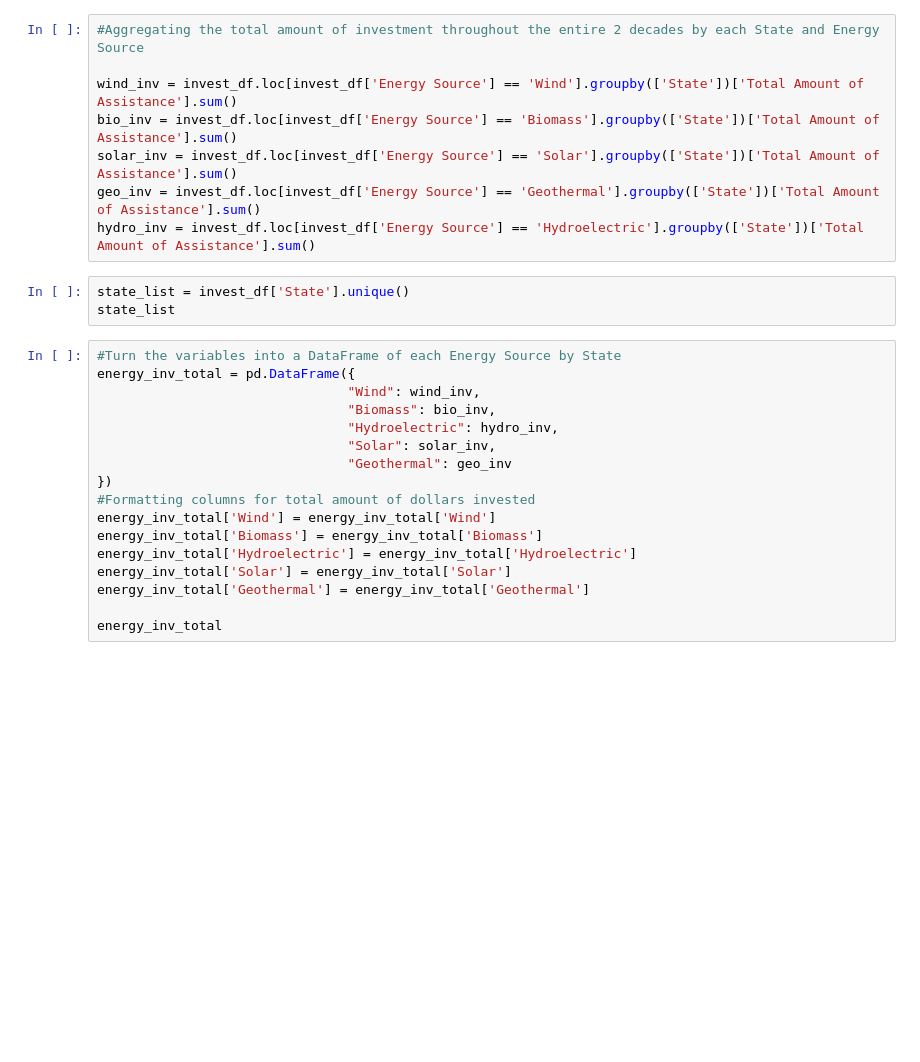
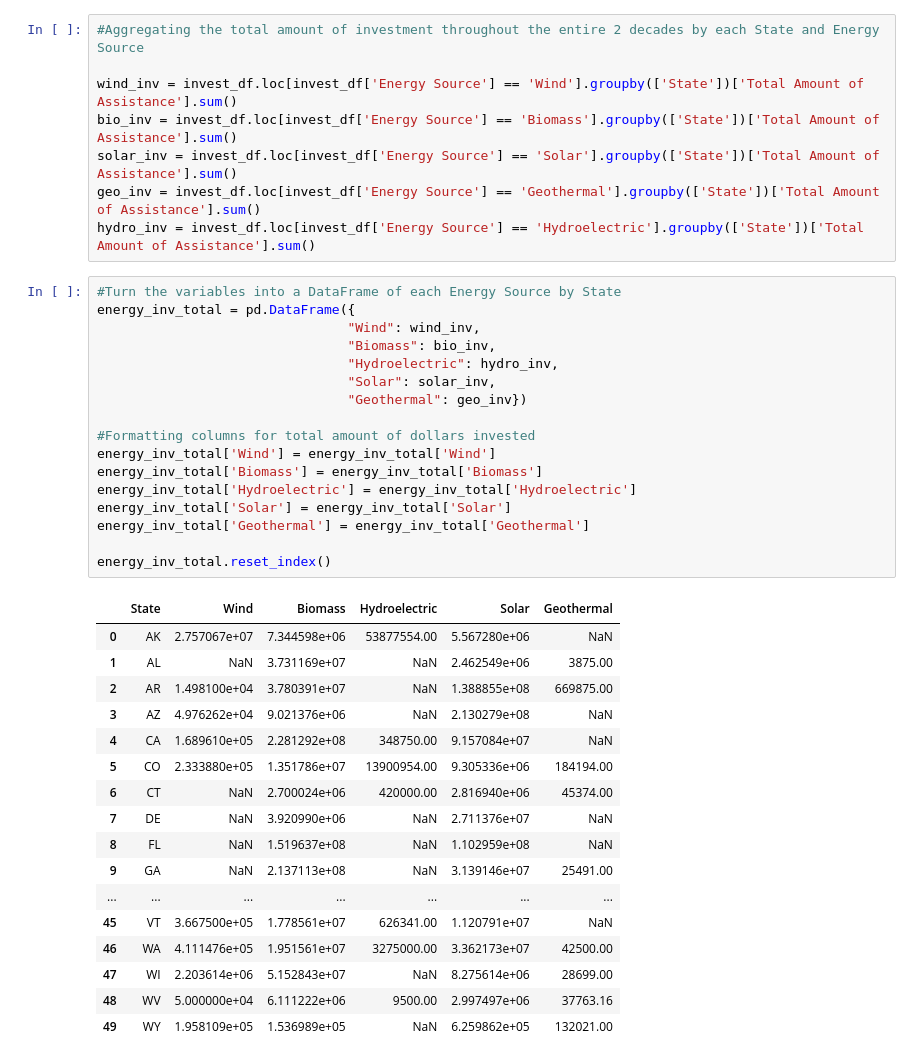
Before and after one commit to jrangel100/Project1, a Jupyter notebook: nrg_project_data.ipynb, the cells around one changed output. Cells and saved outputs as stored; diff of their text form; blank space fills up the shorter version.

```diff
--- a/nrg_project_data.ipynb
+++ b/nrg_project_data.ipynb
@@ -301,23 +386,38 @@ bio_inv = invest_df.loc[invest_df['Energy Source'] == 'Biomass'].groupby(['State
 solar_inv = invest_df.loc[invest_df['Energy Source'] == 'Solar'].groupby(['State'])['Total Amount of Assistance'].sum()
 geo_inv = invest_df.loc[invest_df['Energy Source'] == 'Geothermal'].groupby(['State'])['Total Amount of Assistance'].sum()
 hydro_inv = invest_df.loc[invest_df['Energy Source'] == 'Hydroelectric'].groupby(['State'])['Total Amount of Assistance'].sum()
-# %%
-state_list = invest_df['State'].unique()
-state_list
 # %%
 #Turn the variables into a DataFrame of each Energy Source by State
 energy_inv_total = pd.DataFrame({
                                 "Wind": wind_inv,
                                 "Biomass": bio_inv,
                                 "Hydroelectric": hydro_inv,
                                 "Solar": solar_inv,
-                                "Geothermal": geo_inv
-})
+                                "Geothermal": geo_inv})
+
 #Formatting columns for total amount of dollars invested
 energy_inv_total['Wind'] = energy_inv_total['Wind']
 energy_inv_total['Biomass'] = energy_inv_total['Biomass']
 energy_inv_total['Hydroelectric'] = energy_inv_total['Hydroelectric']
 energy_inv_total['Solar'] = energy_inv_total['Solar']
 energy_inv_total['Geothermal'] = energy_inv_total['Geothermal']
 
-energy_inv_total
+energy_inv_total.reset_index()
+# %% [output]
+|  | State | Wind | Biomass | Hydroelectric | Solar | Geothermal |
+| 0 | AK | 2.757067e+07 | 7.344598e+06 | 53877554.00 | 5.567280e+06 | NaN |
+| 1 | AL | NaN | 3.731169e+07 | NaN | 2.462549e+06 | 3875.00 |
+| 2 | AR | 1.498100e+04 | 3.780391e+07 | NaN | 1.388855e+08 | 669875.00 |
+| 3 | AZ | 4.976262e+04 | 9.021376e+06 | NaN | 2.130279e+08 | NaN |
+| 4 | CA | 1.689610e+05 | 2.281292e+08 | 348750.00 | 9.157084e+07 | NaN |
+| 5 | CO | 2.333880e+05 | 1.351786e+07 | 13900954.00 | 9.305336e+06 | 184194.00 |
+| 6 | CT | NaN | 2.700024e+06 | 420000.00 | 2.816940e+06 | 45374.00 |
+| 7 | DE | NaN | 3.920990e+06 | NaN | 2.711376e+07 | NaN |
+| 8 | FL | NaN | 1.519637e+08 | NaN | 1.102959e+08 | NaN |
+| 9 | GA | NaN | 2.137113e+08 | NaN | 3.139146e+07 | 25491.00 |
+| ... | ... | ... | ... | ... | ... | ... |
+| 45 | VT | 3.667500e+05 | 1.778561e+07 | 626341.00 | 1.120791e+07 | NaN |
+| 46 | WA | 4.111476e+05 | 1.951561e+07 | 3275000.00 | 3.362173e+07 | 42500.00 |
+| 47 | WI | 2.203614e+06 | 5.152843e+07 | NaN | 8.275614e+06 | 28699.00 |
+| 48 | WV | 5.000000e+04 | 6.111222e+06 | 9500.00 | 2.997497e+06 | 37763.16 |
+| 49 | WY | 1.958109e+05 | 1.536989e+05 | NaN | 6.259862e+05 | 132021.00 |
```
Also changed, not shown: parts of 17 cells of this notebook.
